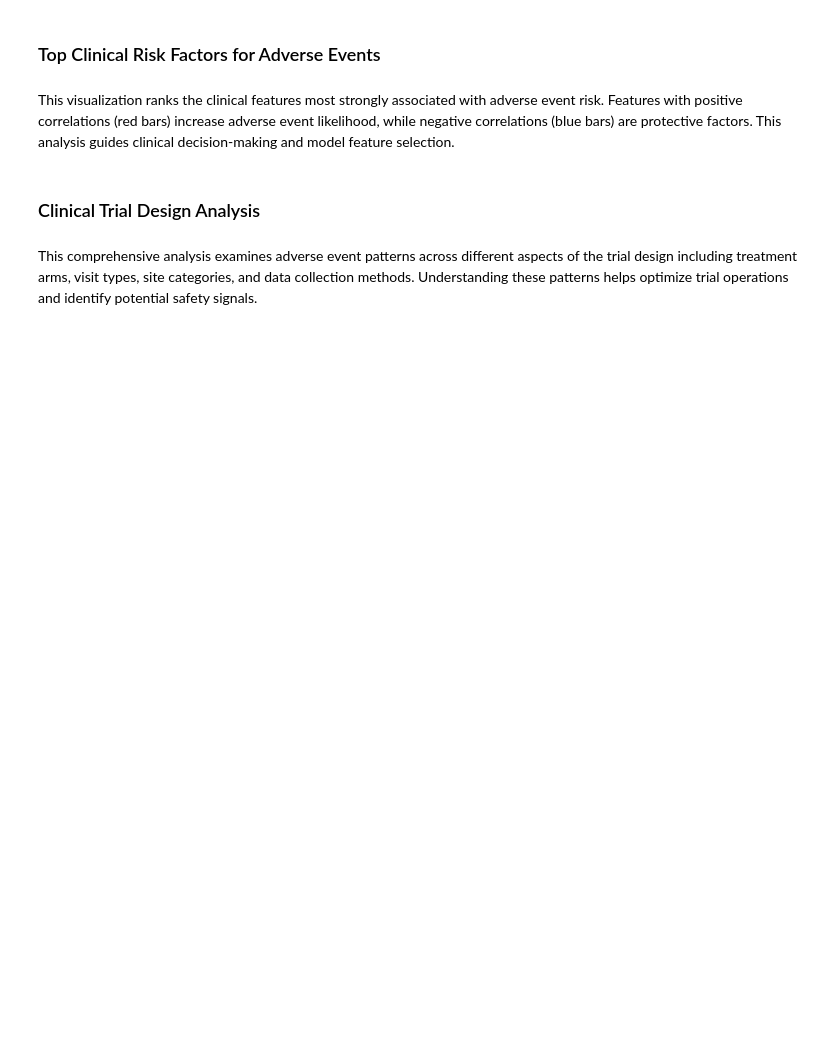
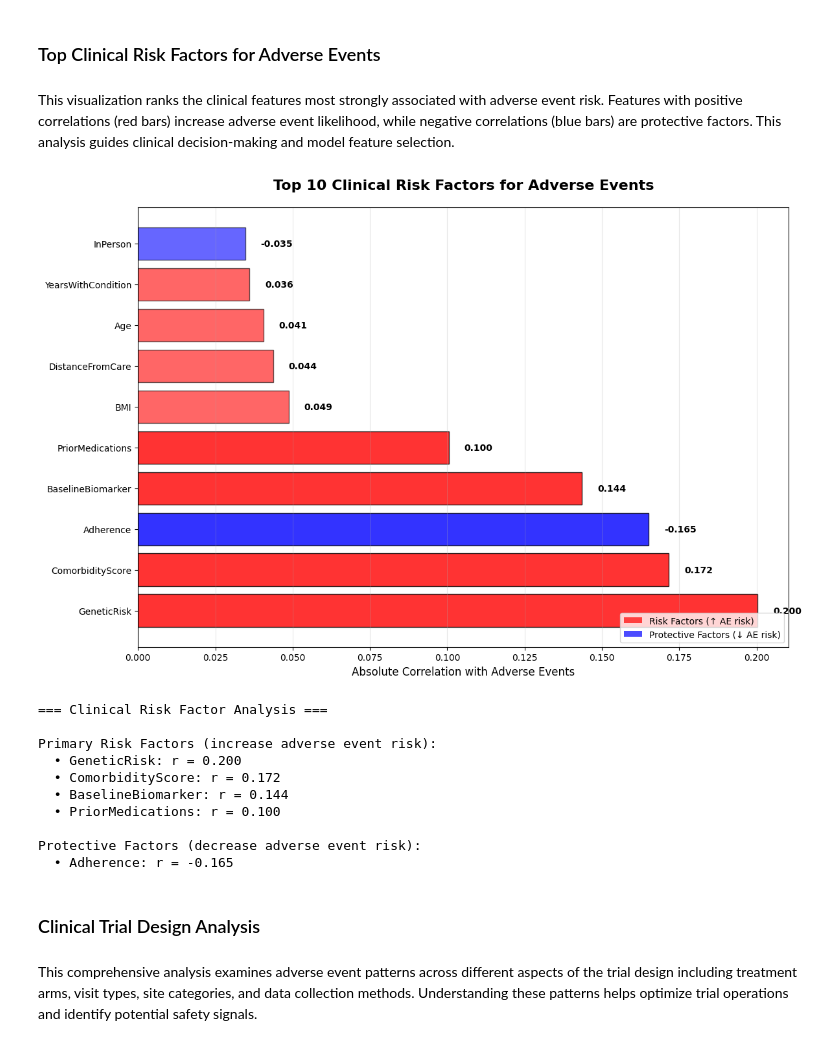
Before and after one commit to ddl-jim-coates/Bio-Statistics-Workshop, a Jupyter notebook: exercises/b_DataExploration/data_exploration_notebook.ipynb, the cells around one changed output. Saved outputs shown, nothing was run; the diff lists cells and outputs as text; code cells hidden in the pictures; blank space fills up the shorter version.

```diff
--- a/exercises/b_DataExploration/data_exploration_notebook.ipynb
+++ b/exercises/b_DataExploration/data_exploration_notebook.ipynb
@@ -362,71 +421,73 @@ else:
 # %% [markdown]
 This visualization ranks the clinical features most strongly associated with adverse event risk. Features with positive correlations (red bars) increase adverse event likelihood, while negative correlations (blue bars) are protective factors. This analysis guides clinical decision-making and model feature selection.
 # %%
-# Map technical column names to clinical terms
-clinical_mapping = {
-    'Amount': 'BMI',
-    'Age': 'Patient Age',
-    'Tenure': 'Years with Condition',
-    'MerchantRisk': 'Comorbidity Score',
-    'DeviceTrust': 'Treatment Adherence',
-    'Txn24h': 'Prior Medications',
-    'Avg30d': 'Baseline Biomarker',
-    'IPReputation': 'Genetic Risk Score',
-    'Latitude': 'Site Latitude',
-    'Longitude': 'Site Longitude',
-    'DistFromHome': 'Distance from Care',
-    'Time': 'Days in Trial',
-    'Hour': 'Visit Hour'
-}
-
 # Calculate correlations with adverse events
-numeric_cols = [col for col in clean_df.select_dtypes(include=[np.number]).columns if col != 'Class']
-correlations = clean_df[numeric_cols + ['Class']].corr()['Class'].drop('Class')
+numeric_cols = [col for col in clean_df.select_dtypes(include=[np.number]).columns if col != 'AdverseEvent']
+correlations = clean_df[numeric_cols + ['AdverseEvent']].corr()['AdverseEvent'].drop('AdverseEvent')
 top_correlations = correlations.abs().sort_values(ascending=False).head(10)
 
-# Create horizontal bar plot with clinical names
+# Create horizontal bar plot (using clinical names already in the dataframe)
 plt.figure(figsize=(12, 8))
-clinical_names = [clinical_mapping.get(col, col) for col in top_correlations.index]
+clinical_names = list(top_correlations.index)  # column names are already clinical
 colors = ['red' if correlations[col] > 0 else 'blue' for col in top_correlations.index]
 alphas = [0.8 if abs(correlations[col]) > 0.1 else 0.6 for col in top_correlations.index]
 
-bars = plt.barh(range(len(top_correlations)), top_correlations.values,
-               color=colors, alpha=alphas, edgecolor='black')
+bars = plt.barh(
+    range(len(top_correlations)),
+    top_correlations.values,
+    color=colors,
+    edgecolor='black'
+)
+
+# apply per-bar alpha here (can't pass a list to alpha=)
+for bar, a in zip(bars, alphas):
+    bar.set_alpha(a)
 
 # Add correlation values as labels
 for i, col in enumerate(top_correlations.index):
     actual_corr = correlations[col]
     plt.text(top_correlations[col] + 0.005, i, f'{actual_corr:.3f}',
-            va='center', fontweight='bold', fontsize=10)
+             va='center', fontweight='bold', fontsize=10)
 
 plt.yticks(range(len(top_correlations)), clinical_names)
 plt.xlabel('Absolute Correlation with Adverse Events', fontsize=12)
 plt.title('Top 10 Clinical Risk Factors for Adverse Events', fontsize=16, fontweight='bold', pad=20)
 plt.grid(axis='x', alpha=0.3)
 
-# Add legend
 from matplotlib.patches import Patch
-legend_elements = [Patch(facecolor='red', alpha=0.7, label='Risk Factors (↑ AE risk)'),
-                  Patch(facecolor='blue', alpha=0.7, label='Protective Factors (↓ AE risk)')]
+legend_elements = [
+    Patch(facecolor='red', alpha=0.7, label='Risk Factors (↑ AE risk)'),
+    Patch(facecolor='blue', alpha=0.7, label='Protective Factors (↓ AE risk)')
+]
 plt.legend(handles=legend_elements, loc='lower right')
 
 plt.tight_layout()
 plt.savefig(f"{domino_artifact_dir}/top_clinical_risk_factors.png", dpi=300, bbox_inches='tight')
 plt.show()
 
 # Clinical interpretation
 print("\n=== Clinical Risk Factor Analysis ===")
 print("\nPrimary Risk Factors (increase adverse event risk):")
 for col in top_correlations.index[:5]:
     if correlations[col] > 0:
-        clinical_name = clinical_mapping.get(col, col)
-        print(f"  • {clinical_name}: r = {correlations[col]:.3f}")
+        print(f"  • {col}: r = {correlations[col]:.3f}")
 
 print("\nProtective Factors (decrease adverse event risk):")
 for col in top_correlations.index[:5]:
     if correlations[col] < 0:
-        clinical_name = clinical_mapping.get(col, col)
-        print(f"  • {clinical_name}: r = {correlations[col]:.3f}")
+        print(f"  • {col}: r = {correlations[col]:.3f}")
+# %% [output]
+[figure, added]
+=== Clinical Risk Factor Analysis ===
+
+Primary Risk Factors (increase adverse event risk):
+  • GeneticRisk: r = 0.200
+  • ComorbidityScore: r = 0.172
+  • BaselineBiomarker: r = 0.144
+  • PriorMedications: r = 0.100
+
+Protective Factors (decrease adverse event risk):
+  • Adherence: r = -0.165
 # %% [markdown]
 ### Clinical Trial Design Analysis
 # %% [markdown]
```
Also changed, not shown: parts of 9 cells of this notebook.
